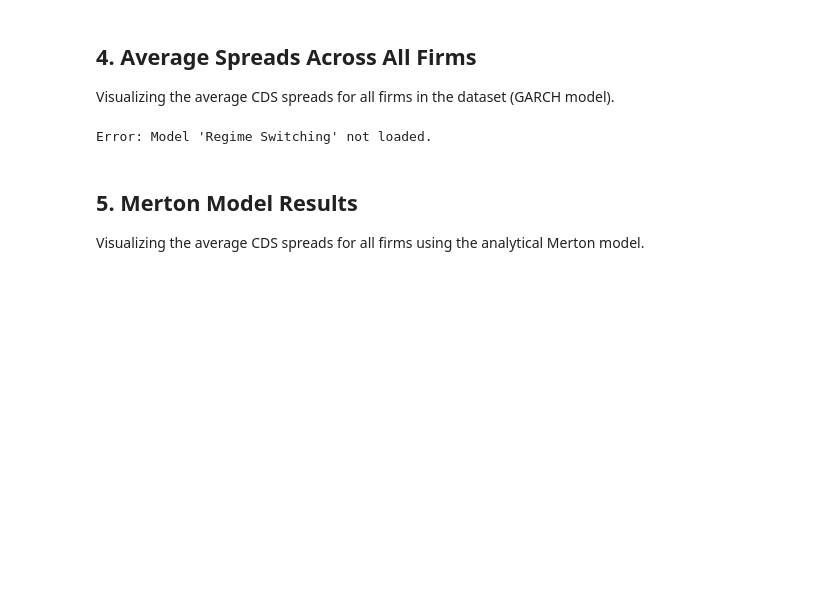
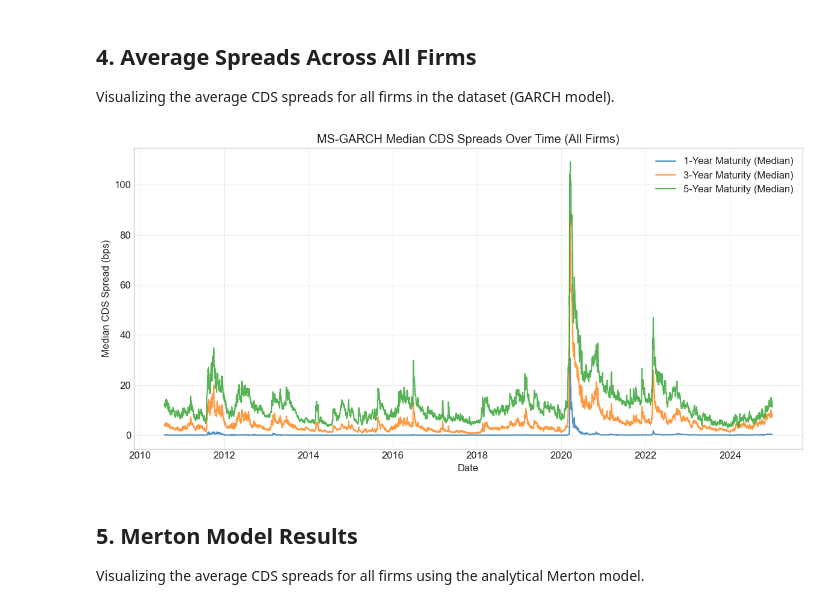
Before and after one commit to ChaseW3/Seminar-QF, a Jupyter notebook: Seminar QF/notebooks/visualize_results.ipynb, the cells around one changed output. Cells and saved outputs as stored; diff of their text form; code cells hidden in the pictures; blank space fills up the shorter version.

```diff
--- a/Seminar QF/notebooks/visualize_results.ipynb
+++ b/Seminar QF/notebooks/visualize_results.ipynb
@@ -94,9 +95,9 @@ No data found for firm 220833 and maturity 5y
 ## 4. Average Spreads Across All Firms
 Visualizing the average CDS spreads for all firms in the dataset (GARCH model).
 # %%
-plotter.plot_average_spreads_over_time('Regime Switching', maturities=[1, 3, 5])
+plotter.plot_average_spreads_over_time('MS-GARCH', maturities=[1, 3, 5])
 # %% [output]
-Error: Model 'Regime Switching' not loaded.
+[figure, added]
 # %% [markdown]
 ## 5. Merton Model Results
 Visualizing the average CDS spreads for all firms using the analytical Merton model.
```
Also changed, not shown: parts of 6 cells of this notebook, 9 other files.
